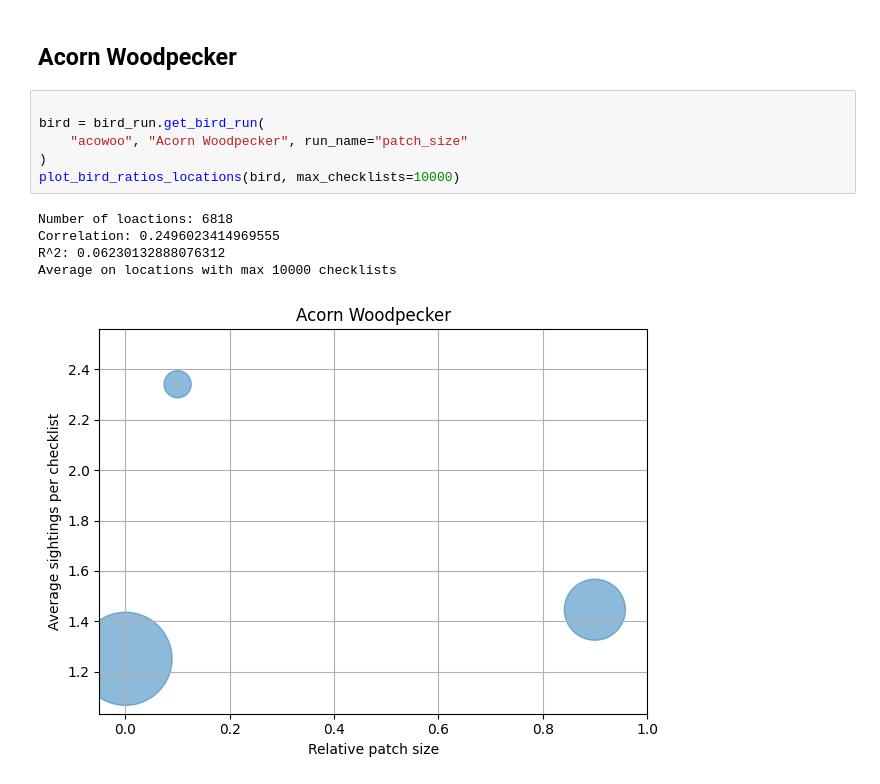
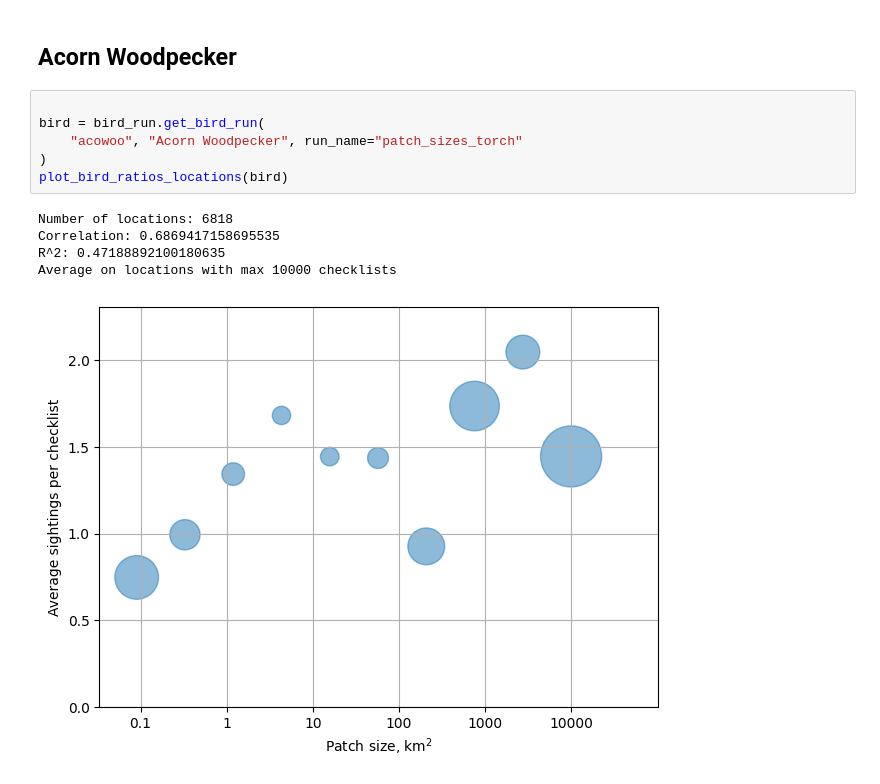
Before and after one commit to ecoscape-earth/ecoscape-connectivity-paper-reproduction, a Jupyter notebook: DisplayValidationResults-PatchSize.ipynb, the cells around one changed output. Cells and saved outputs as stored; diff of their text form.

```diff
--- a/DisplayValidationResults-PatchSize.ipynb
+++ b/DisplayValidationResults-PatchSize.ipynb
@@ -78,15 +93,15 @@ def plot_bird_ratios_locations(bird, max_checklists=100):
 # %%
 
 bird = bird_run.get_bird_run(
-    "acowoo", "Acorn Woodpecker", run_name="patch_size"
+    "acowoo", "Acorn Woodpecker", run_name="patch_sizes_torch"
 )
-plot_bird_ratios_locations(bird, max_checklists=10000)
+plot_bird_ratios_locations(bird)
 # %% [output]
-Number of loactions: 6818
-Correlation: 0.2496023414969555
-R^2: 0.06230132888076312
+Number of locations: 6818
+Correlation: 0.6869417158695535
+R^2: 0.47188892100180635
 Average on locations with max 10000 checklists
-[figure, old version]
+[figure, new version]
 # %%
 
 bird = bird_run.get_bird_run(
```
Also changed, not shown: parts of 4 cells of this notebook, 3 other files.
